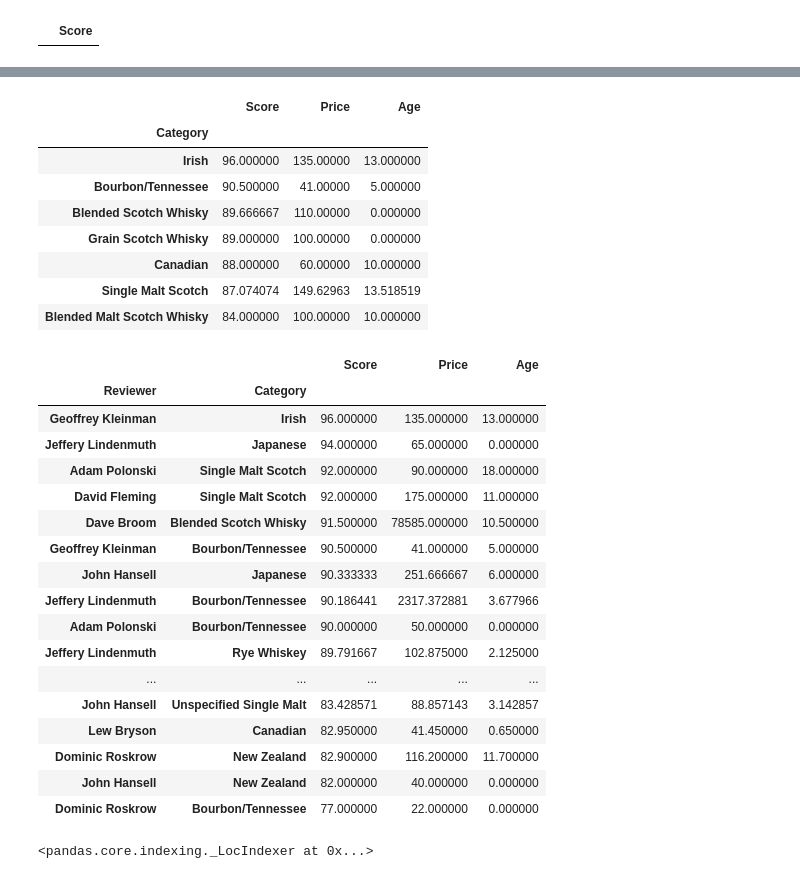
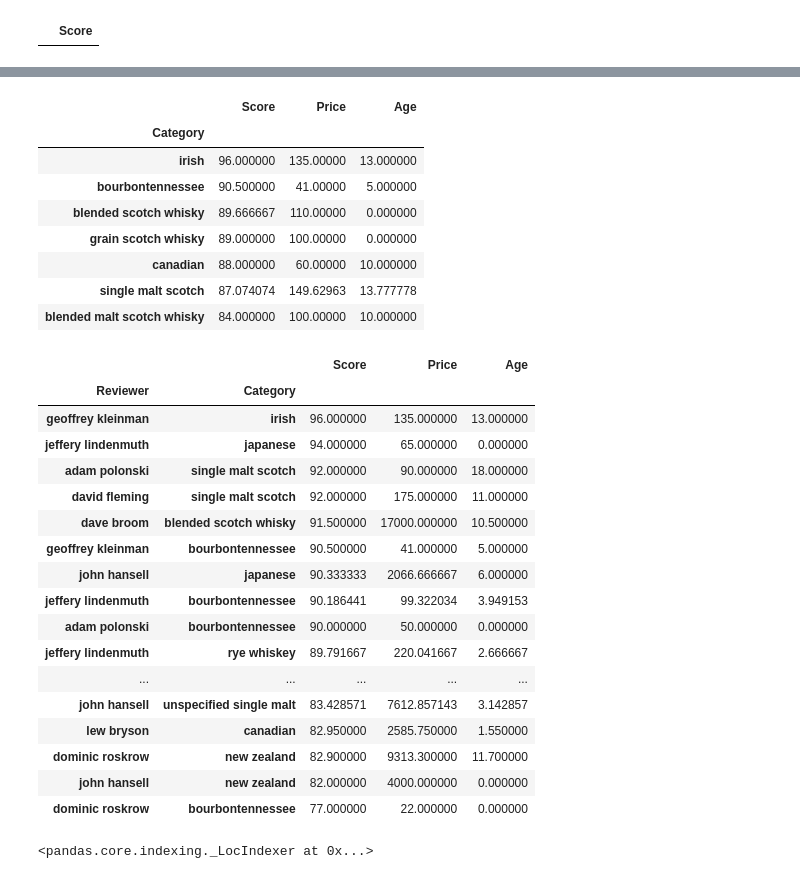
Before and after one commit to Fez3/Web-Scraper, a Jupyter notebook: Selenium/Scraping Project.ipynb, the cells around one changed output, grey strips where cells are left out. Saved outputs shown, nothing was run; the diff lists cells and outputs as text; code cells hidden in the pictures.

```diff
--- a/Selenium/Scraping Project.ipynb
+++ b/Selenium/Scraping Project.ipynb
@@ -110,0 +89,18 @@ Name: Review, Length: 3774, dtype: object
+# %%
+from nltk.stem import PorterStemmer
+stemmer = PorterStemmer()
+df['Review']=df['Review'].apply(lambda x: ' '.join([stemmer.stem(word) for word in x.split()]))
+df['Review']
+for column in df.columns:
+    try:
+# Convert all the string to lower cases
+        df[column] = df[column].str.lower()
+# \S+ means anything that is not an empty space
+        df[column] = df[column].apply(lambda x: re.sub('http\S*', '', x))
+# \s+ means all empty space (\n, \r, \t)
+        df[column] = df[column].apply(lambda x: re.sub('\s+', ' ', x))
+        df[column] = df[column].apply(lambda text: " ".join(word for word in text.split() if word not in stop))
+        df[column] = df[column].apply(lambda x: re.sub('[^\w\s]', '', x))
+        print(column+' is done')
+    except:
+        print(column+" is not string")
@@ -286,7 +282,10 @@ def finder(x):
     try:
         return re.search(r'[0-9][0-9] year old', x).group(0)
     except:
-        return str(0)
+        try:
+            return re.search(r'[0-9] year old', x).group(0)
+        except:
+            return str(0)
 
 df=df.assign(Age=df['Whiskey'].apply(lambda x: finder(x)))
 # %%
@@ -317,38 +350,38 @@ df.Price.std()
 df.Reviewer.apply(lambda x: x.strip())
 reviewers=df.groupby(['Reviewer','Category']).mean().sort_values(by='Score', ascending=False)
 # %%
-reviewers.loc[(' Geoffrey Kleinman ')]
+reviewers.loc[('geoffrey kleinman')]
 # %% [output]
 |  | Score | Price | Age |
 | Category |  |  |  |
-| Irish | 96.000000 | 135.00000 | 13.000000 |
-| Bourbon/Tennessee | 90.500000 | 41.00000 | 5.000000 |
-| Blended Scotch Whisky | 89.666667 | 110.00000 | 0.000000 |
-| Grain Scotch Whisky | 89.000000 | 100.00000 | 0.000000 |
-| Canadian | 88.000000 | 60.00000 | 10.000000 |
-| Single Malt Scotch | 87.074074 | 149.62963 | 13.518519 |
-| Blended Malt Scotch Whisky | 84.000000 | 100.00000 | 10.000000 |
+| irish | 96.000000 | 135.00000 | 13.000000 |
+| bourbontennessee | 90.500000 | 41.00000 | 5.000000 |
+| blended scotch whisky | 89.666667 | 110.00000 | 0.000000 |
+| grain scotch whisky | 89.000000 | 100.00000 | 0.000000 |
+| canadian | 88.000000 | 60.00000 | 10.000000 |
+| single malt scotch | 87.074074 | 149.62963 | 13.777778 |
+| blended malt scotch whisky | 84.000000 | 100.00000 | 10.000000 |
 # %%
 reviewers
 # %% [output]
 |  |  | Score | Price | Age |
 | Reviewer | Category |  |  |  |
-| Geoffrey Kleinman | Irish | 96.000000 | 135.000000 | 13.000000 |
-| Jeffery Lindenmuth | Japanese | 94.000000 | 65.000000 | 0.000000 |
-| Adam Polonski | Single Malt Scotch | 92.000000 | 90.000000 | 18.000000 |
-| David Fleming | Single Malt Scotch | 92.000000 | 175.000000 | 11.000000 |
-| Dave Broom | Blended Scotch Whisky | 91.500000 | 78585.000000 | 10.500000 |
-| Geoffrey Kleinman | Bourbon/Tennessee | 90.500000 | 41.000000 | 5.000000 |
-| John Hansell | Japanese | 90.333333 | 251.666667 | 6.000000 |
-| Jeffery Lindenmuth | Bourbon/Tennessee | 90.186441 | 2317.372881 | 3.677966 |
-| Adam Polonski | Bourbon/Tennessee | 90.000000 | 50.000000 | 0.000000 |
-| Jeffery Lindenmuth | Rye Whiskey | 89.791667 | 102.875000 | 2.125000 |
+| geoffrey kleinman | irish | 96.000000 | 135.000000 | 13.000000 |
+| jeffery lindenmuth | japanese | 94.000000 | 65.000000 | 0.000000 |
+| adam polonski | single malt scotch | 92.000000 | 90.000000 | 18.000000 |
+| david fleming | single malt scotch | 92.000000 | 175.000000 | 11.000000 |
+| dave broom | blended scotch whisky | 91.500000 | 17000.000000 | 10.500000 |
+| geoffrey kleinman | bourbontennessee | 90.500000 | 41.000000 | 5.000000 |
+| john hansell | japanese | 90.333333 | 2066.666667 | 6.000000 |
+| jeffery lindenmuth | bourbontennessee | 90.186441 | 99.322034 | 3.949153 |
+| adam polonski | bourbontennessee | 90.000000 | 50.000000 | 0.000000 |
+| jeffery lindenmuth | rye whiskey | 89.791667 | 220.041667 | 2.666667 |
 | ... | ... | ... | ... | ... |
-| John Hansell | Unspecified Single Malt | 83.428571 | 88.857143 | 3.142857 |
-| Lew Bryson | Canadian | 82.950000 | 41.450000 | 0.650000 |
-| Dominic Roskrow | New Zealand | 82.900000 | 116.200000 | 11.700000 |
-| John Hansell | New Zealand | 82.000000 | 40.000000 | 0.000000 |
-| Dominic Roskrow | Bourbon/Tennessee | 77.000000 | 22.000000 | 0.000000 |
+| john hansell | unspecified single malt | 83.428571 | 7612.857143 | 3.142857 |
+| lew bryson | canadian | 82.950000 | 2585.750000 | 1.550000 |
+| dominic roskrow | new zealand | 82.900000 | 9313.300000 | 11.700000 |
+| john hansell | new zealand | 82.000000 | 4000.000000 | 0.000000 |
+| dominic roskrow | bourbontennessee | 77.000000 | 22.000000 | 0.000000 |
 # %%
 reviewers.loc
 # %% [output]
```
Also changed, not shown: parts of 33 cells of this notebook, 2 other files.
